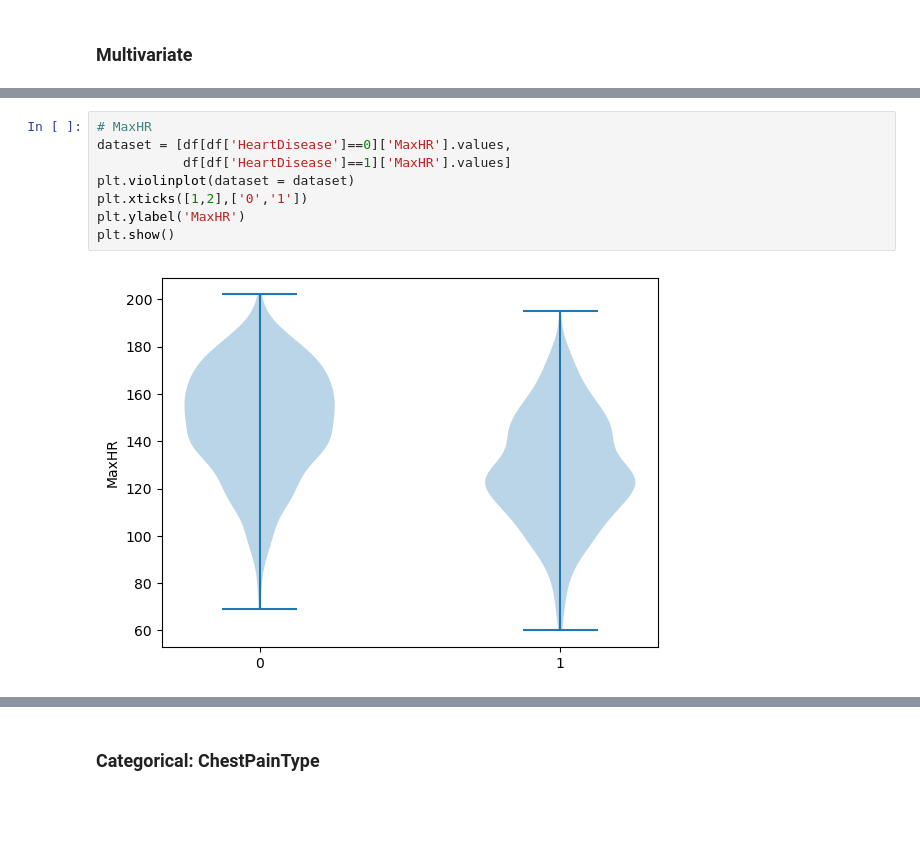
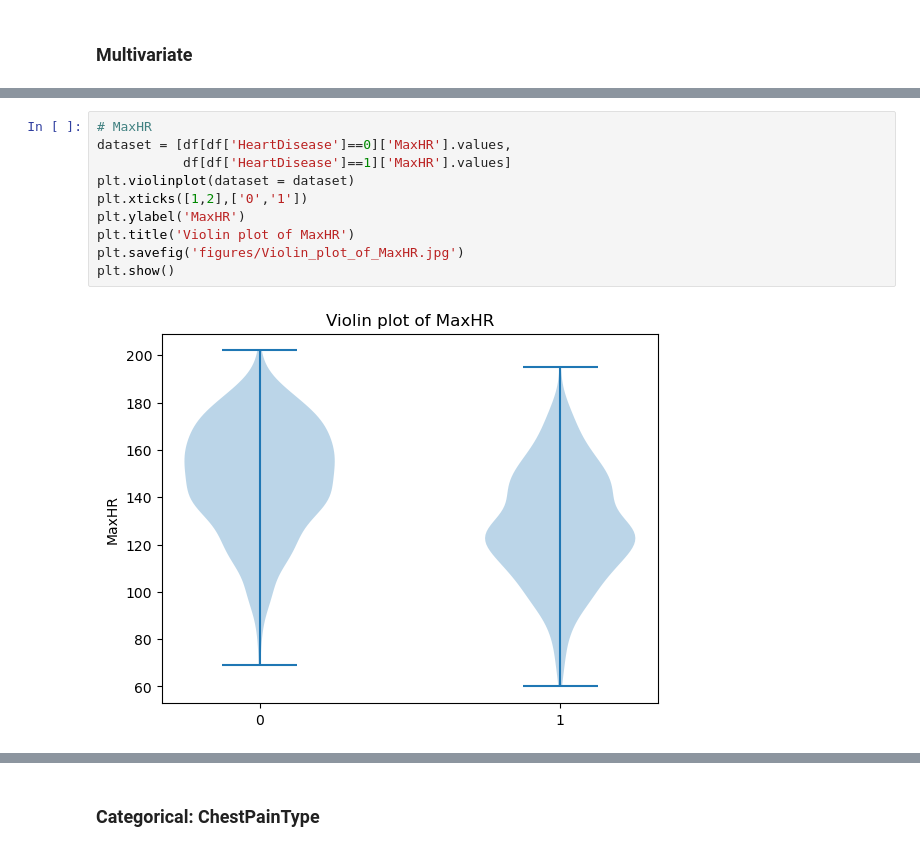
Before and after one commit to anran2176/Heart_Disease_Prediction, a Jupyter notebook: src/DATA1030 Project.ipynb, the cells around one changed output, grey strips where cells are left out. Cells and saved outputs as stored; diff of their text form; blank space fills up the shorter version.

```diff
--- a/src/DATA1030 Project.ipynb
+++ b/src/DATA1030 Project.ipynb
@@ -204,13 +216,15 @@ plt.show()
 # %%
 # MaxHR
 dataset = [df[df['HeartDisease']==0]['MaxHR'].values,
            df[df['HeartDisease']==1]['MaxHR'].values]
 plt.violinplot(dataset = dataset)
 plt.xticks([1,2],['0','1'])
 plt.ylabel('MaxHR')
+plt.title('Violin plot of MaxHR')
+plt.savefig('figures/Violin_plot_of_MaxHR.jpg')
 plt.show()
 # %% [output]
-[figure, old version]
+[figure, new version]
 # %%
 # MaxHR
 categories = df['HeartDisease'].unique()
```
Also changed, not shown: parts of 28 cells of this notebook, 22 other files.
